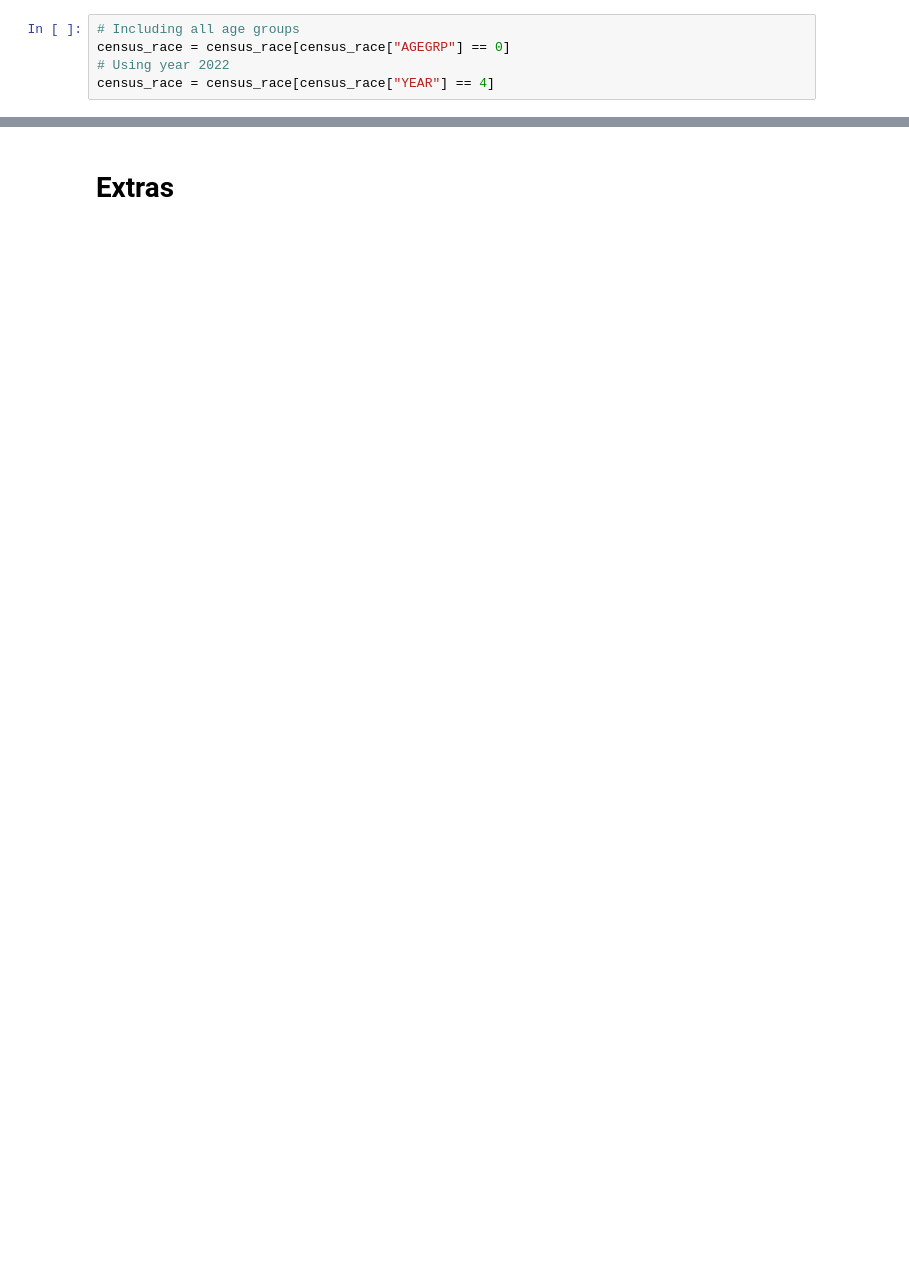
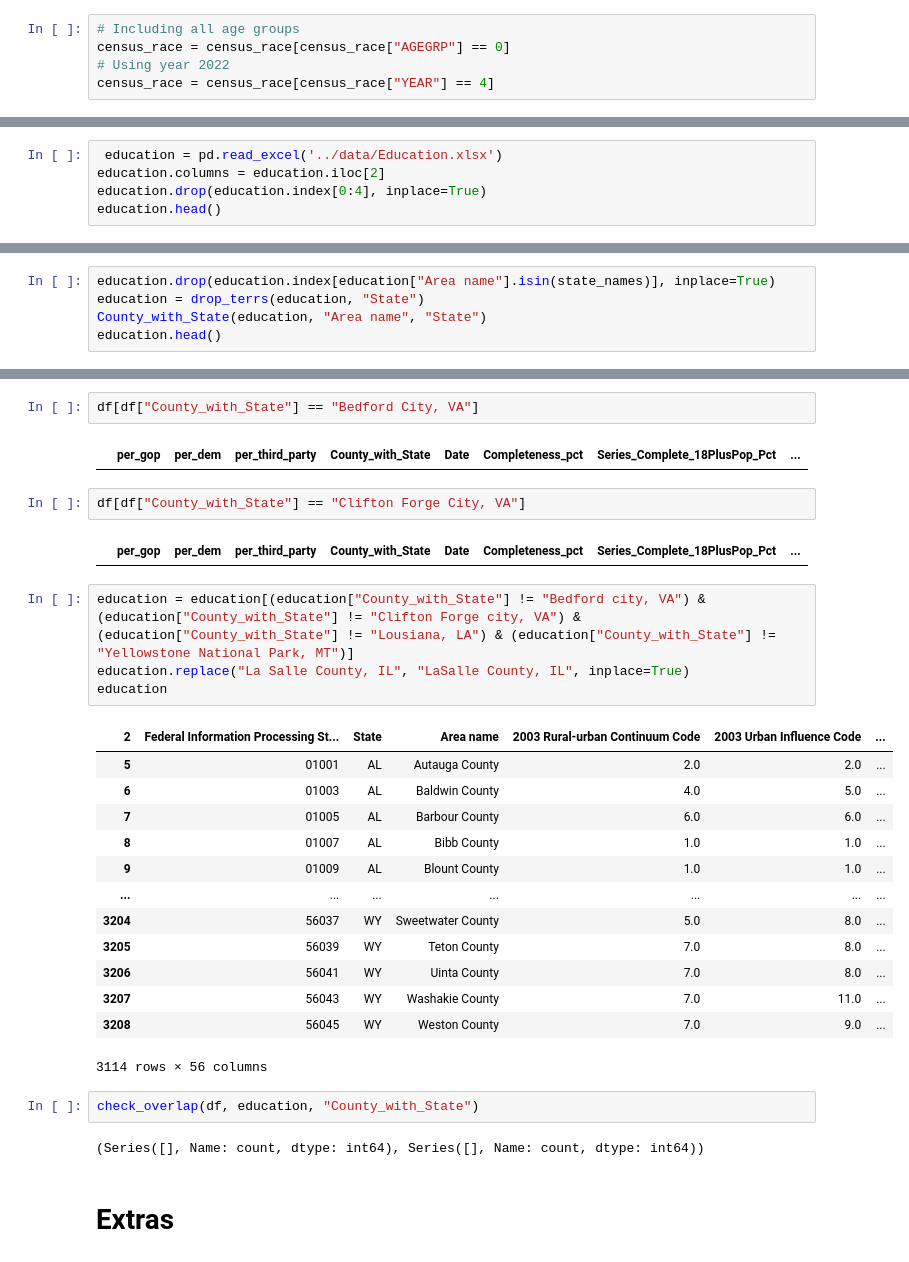
Before and after one commit to natehiatt/covid_vax_project, a Jupyter notebook: notebooks/nate_scratch.ipynb, the cells around one changed output, grey strips where cells are left out. Drawn from its saved outputs; the diff is of its cells as text; blank space fills up the shorter version.

```diff
--- a/notebooks/nate_scratch.ipynb
+++ b/notebooks/nate_scratch.ipynb
@@ -861,0 +1000,5 @@ See the caveats in the documentation: https://pandas.pydata.org/pandas-docs/stab
+# %%
+ education = pd.read_excel('../data/Education.xlsx')
+education.columns = education.iloc[2]
+education.drop(education.index[0:4], inplace=True)
+education.head()
@@ -861,0 +1013,5 @@ See the caveats in the documentation: https://pandas.pydata.org/pandas-docs/stab
+# %%
+education.drop(education.index[education["Area name"].isin(state_names)], inplace=True)
+education = drop_terrs(education, "State")
+County_with_State(education, "Area name", "State")
+education.head()
@@ -862,2 +1059,32 @@ See the caveats in the documentation: https://pandas.pydata.org/pandas-docs/stab
+# %%
+df[df["County_with_State"] == "Bedford City, VA"]
+# %% [output]
+|  | per_gop | per_dem | per_third_party | County_with_State | Date | Completeness_pct | Series_Complete_18PlusPop_Pct | ... |
+# %%
+df[df["County_with_State"] == "Clifton Forge City, VA"]
+# %% [output]
+|  | per_gop | per_dem | per_third_party | County_with_State | Date | Completeness_pct | Series_Complete_18PlusPop_Pct | ... |
+# %%
+education = education[(education["County_with_State"] != "Bedford city, VA") & (education["County_with_State"] != "Clifton Forge city, VA") & (education["County_with_State"] != "Lousiana, LA") & (education["County_with_State"] != "Yellowstone National Park, MT")]
+education.replace("La Salle County, IL", "LaSalle County, IL", inplace=True)
+education
+# %% [output]
+| 2 | Federal Information Processing St... | State | Area name | 2003 Rural-urban Continuum Code | 2003 Urban Influence Code | ... |
+| 5 | 01001 | AL | Autauga County | 2.0 | 2.0 | ... |
+| 6 | 01003 | AL | Baldwin County | 4.0 | 5.0 | ... |
+| 7 | 01005 | AL | Barbour County | 6.0 | 6.0 | ... |
+| 8 | 01007 | AL | Bibb County | 1.0 | 1.0 | ... |
+| 9 | 01009 | AL | Blount County | 1.0 | 1.0 | ... |
+| ... | ... | ... | ... | ... | ... | ... |
+| 3204 | 56037 | WY | Sweetwater County | 5.0 | 8.0 | ... |
+| 3205 | 56039 | WY | Teton County | 7.0 | 8.0 | ... |
+| 3206 | 56041 | WY | Uinta County | 7.0 | 8.0 | ... |
+| 3207 | 56043 | WY | Washakie County | 7.0 | 11.0 | ... |
+| 3208 | 56045 | WY | Weston County | 7.0 | 9.0 | ... |
+3114 rows × 56 columns
+# %%
+check_overlap(df, education, "County_with_State")
+# %% [output]
+(Series([], Name: count, dtype: int64), Series([], Name: count, dtype: int64))
 # %% [markdown]
 # Extras
```
Also changed, not shown: parts of 23 cells of this notebook.
